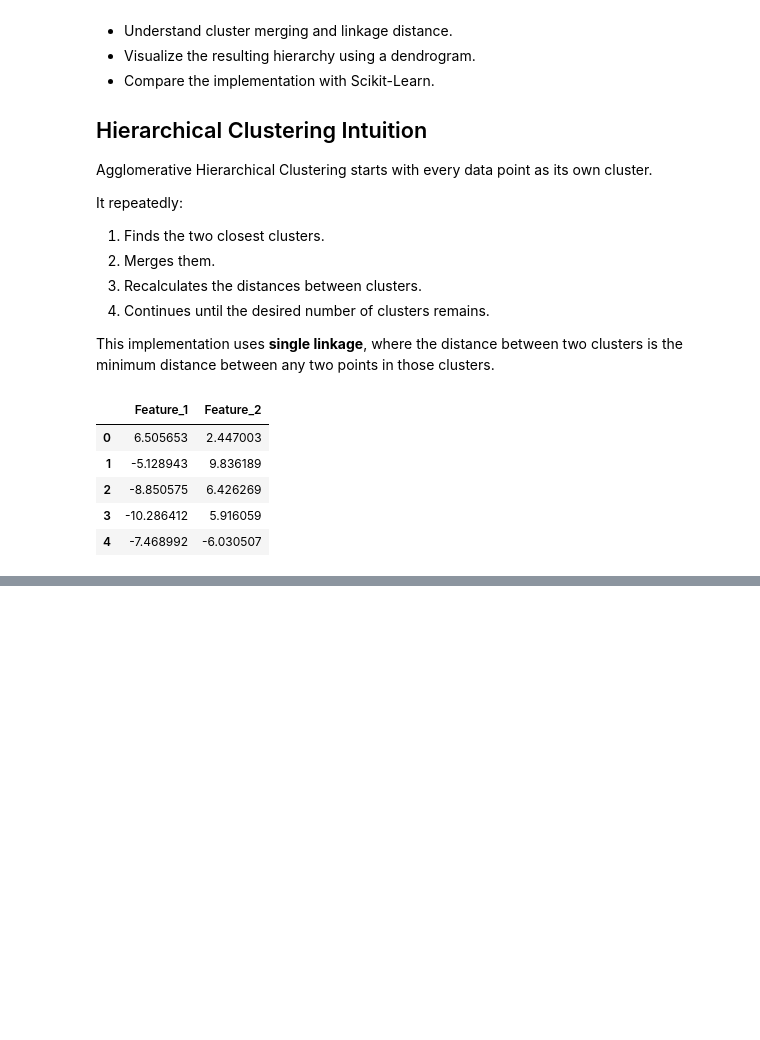
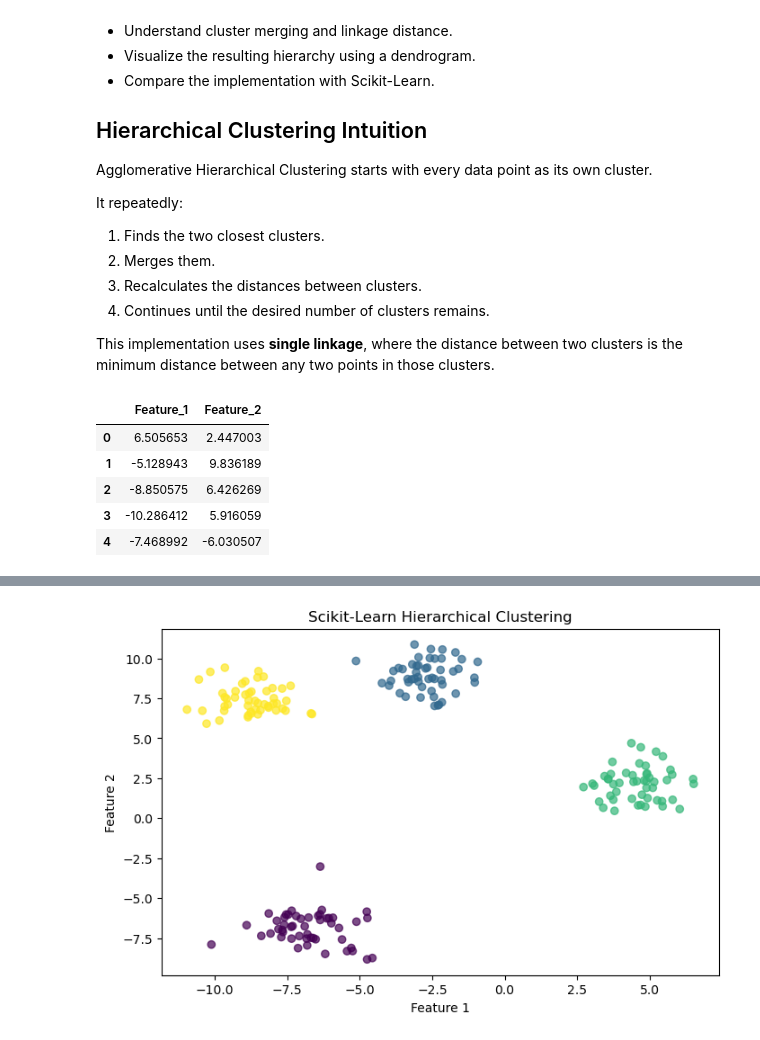
Before and after one commit to AHMAD-ALI5/machine-learning-from-scratch, a Jupyter notebook: machine-learning-from-scratch/Clustering/hierarchical clustering.ipynb, the cells around one changed output, grey strips where cells are left out. Cells and saved outputs as stored; diff of their text form; code cells hidden in the pictures; blank space fills up the shorter version.

```diff
--- a/machine-learning-from-scratch/Clustering/hierarchical clustering.ipynb
+++ b/machine-learning-from-scratch/Clustering/hierarchical clustering.ipynb
@@ -55,0 +233,17 @@ df.head()
+# %%
+plt.figure(figsize=(8, 5))
+
+plt.scatter(
+    X[:, 0],
+    X[:, 1],
+    c=sklearn_labels,
+    alpha=0.7
+)
+
+plt.xlabel("Feature 1")
+plt.ylabel("Feature 2")
+plt.title("Scikit-Learn Hierarchical Clustering")
+
+plt.show()
+# %% [output]
+[figure, added]
```
Also changed, not shown: parts of 8 cells of this notebook.
